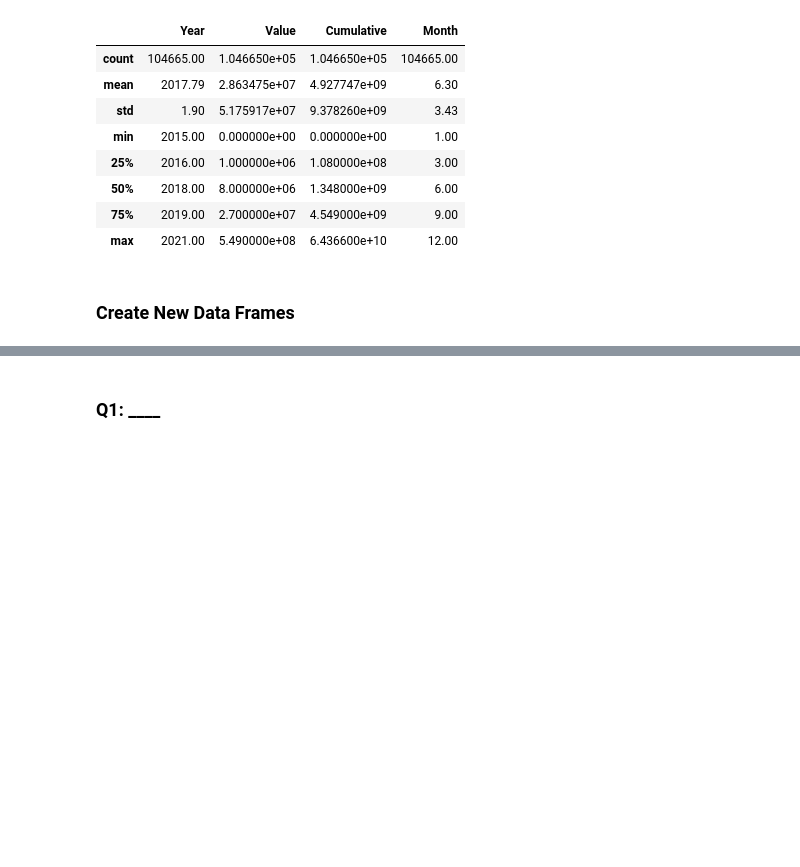
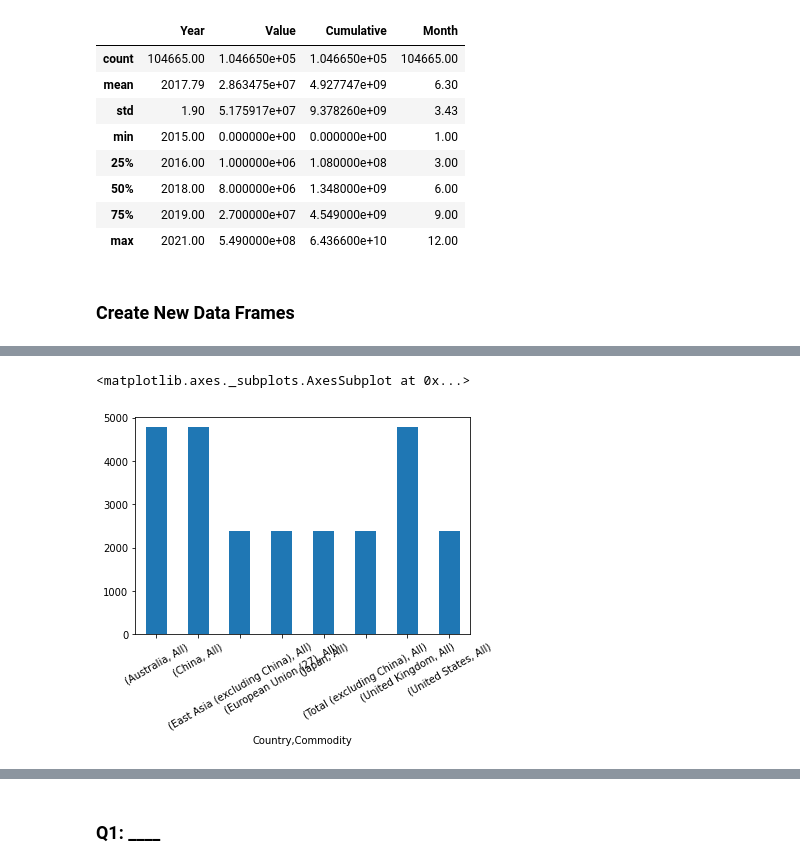
Before and after one commit to patrickjhaggerty/DATA_6505_Final, a Jupyter notebook: Data_6505_Final_Project_Workbook.ipynb, the cells around one changed output, grey strips where cells are left out. Saved outputs shown, nothing was run; the diff lists cells and outputs as text; code cells hidden in the pictures; blank space fills up the shorter version.

```diff
--- a/Data_6505_Final_Project_Workbook.ipynb
+++ b/Data_6505_Final_Project_Workbook.ipynb
@@ -260,0 +275,7 @@ The data appears to only have one of Country/Commodity/Transport mode at a time,
+# %%
+td_chart2 = td_doll.loc[(td_doll['Country'] != 'All') & (td_doll['Commodity'] == 'All') & (td_doll['Transport_Mode'] == 'All')]
+#td_chart2.groupby('Year').Commodity.value_counts().plot(kind='bar', rot = 30)
+td_chart2.groupby('Country').Commodity.value_counts().plot(kind='bar', rot = 30)
+# %% [output]
+<matplotlib.axes._subplots.AxesSubplot at 0x...>
+[figure, added]
```
Also changed, not shown: parts of 5 cells of this notebook.
